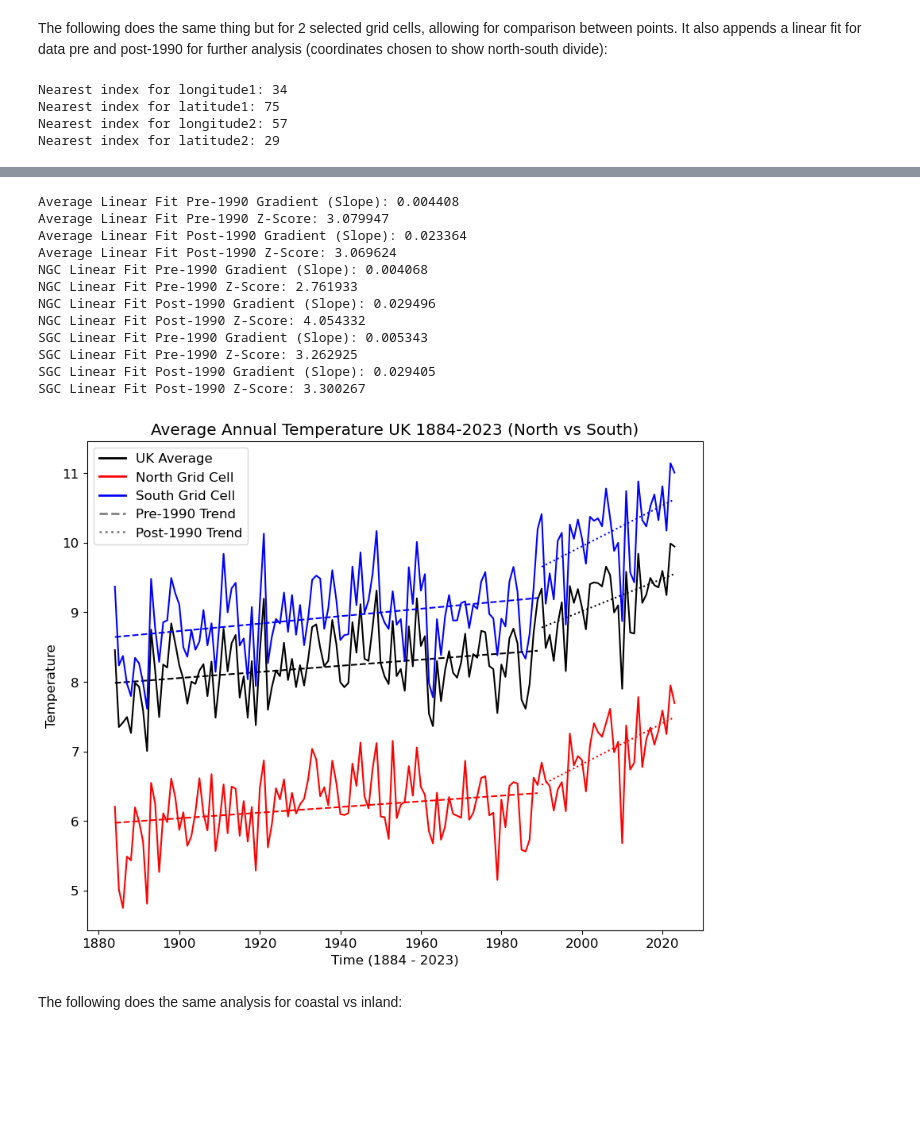
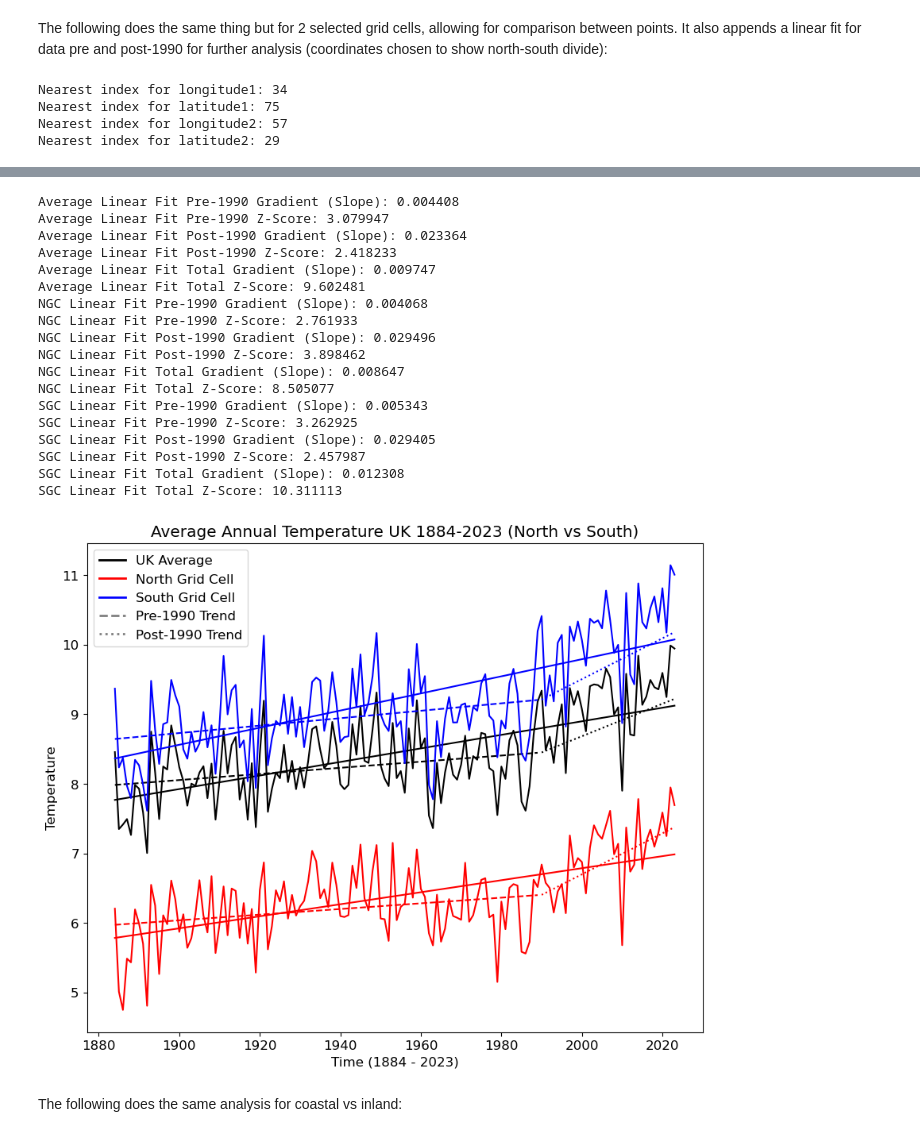
Before and after one commit to mazx7/MSc, a Jupyter notebook: Further Visualisation of HadUK Data.ipynb, the cells around one changed output, grey strips where cells are left out. Cells and saved outputs as stored; diff of their text form; code cells hidden in the pictures; blank space fills up the shorter version.

```diff
--- a/Further Visualisation of HadUK Data.ipynb
+++ b/Further Visualisation of HadUK Data.ipynb
@@ -230,36 +230,36 @@ time = np.arange(1884,2024)
 pre_1990_indices = time < 1990 #defining the numbers in time array that are below and abover 1990
 post_1990_indices = time >= 1990
 
-def plot_with_regression(time, data, color, label): #using a function for easy replication
+def plot_with_regression(time, data, color, label):
+    plt.plot(time, data, color=color, label=label)
 
-    plt.plot(time, data, color=color, label=label) #plot original data
+    time_pre1990 = time[pre_1990_indices] #creates array of time values using the indices generated by time < 1990
+    data_pre1990 = data[pre_1990_indices] #same for post-1990
+    N_pre1990 = len(time_pre1990) #number of datapoints
+    coeffs_pre1990 = np.polyfit(time_pre1990, data_pre1990, 1) #fits a polynomial of degree 1 and returns the y intercept and slope
+    slope_pre1990, intercept_pre1990 = coeffs_pre1990
+    y_fit_pre1990 = np.polyval(coeffs_pre1990, time_pre1990) #evaluates the linear fit at specific values
+    plt.plot(time_pre1990, y_fit_pre1990, color=color, linestyle='--') #plots data with linear fit
 
-    #pre-1990 linear fit
-    time_pre1990 = time[pre_1990_indices] #generalised but just selects the dates again
-    data_pre1990 = data[pre_1990_indices] #selects values from data array corresponding to time indices
-    N_pre1990 = len(time_pre1990) #number of elements in time array
-    coeffs_pre1990 = np.polyfit(time_pre1990, data_pre1990, 1) #performs polynomial fit of degree 1 and stores coefficients (gradient and y-int)
-    slope_pre1990 = coeffs_pre1990[0]
-    intercept_pre1990 = coeffs_pre1990[1]
-    y_fit_pre1990 = np.polyval(coeffs_pre1990, time_pre1990) #creates linear fit from stored coefficients
-    plt.plot(time_pre1990, y_fit_pre1990, color=color, linestyle='--') #plots the linear fit over the data
-    residuals_pre1990 = data_pre1990 - y_fit_pre1990 #calculating residuals (y-y_i)
-    s_err_pre1990 = np.sqrt(np.sum(residuals_pre1990**2) / (N_pre1990 - 2)) #calculating the standard error by computng sqrt of sum of square residuals over N - 2 (2 dof because 2 coefficients)
-    x_mean_pre1990 = np.mean(time_pre1990) #calculating mean time
-    se_slope_pre1990 = s_err_pre1990 / np.sqrt(np.sum((time_pre1990 - x_mean_pre1990)**2)) #calculating standard error of the slope
-    z_score_pre1990 = slope_pre1990 / se_slope_pre1990 #returning z-score
+    residuals_pre1990 = data_pre1990 - y_fit_pre1990 #residuals
+    s_err_pre1990 = np.sqrt(np.sum(residuals_pre1990**2) / (N_pre1990 - 2)) #standard error
+    x_mean_pre1990 = np.mean(time_pre1990) #mean of data
+    se_slope_pre1990 = s_err_pre1990 / np.sqrt(np.sum((time_pre1990 - x_mean_pre1990)**2)) #standard error of slope
+    z_score_pre1990 = slope_pre1990 / se_slope_pre1990 #z-score
     print(f"{label} Pre-1990 Gradient (Slope): {slope_pre1990:.6f}")
     print(f"{label} Pre-1990 Z-Score: {z_score_pre1990:.6f}")
-    #post-1990 fit
+
+    #same for post 1990
     time_post1990 = time[post_1990_indices]
     data_post1990 = data[post_1990_indices]
     N_post1990 = len(time_post1990)
-    coeffs_post1990 = np.polyfit(time_post1990, data_post1990, 1)
-    slope_post1990 = coeffs_post1990[0]
-    intercept_post1990 = coeffs_post1990[1]
-    y_fit_post1990 = np.polyval(coeffs_post1990, time_post1990)
+    slope_post1990, intercept_post1990 = np.polyfit(time_post1990, data_post1990, 1)
+
+    intercept_post1990 = coeffs_pre1990[0] * time_post1990[0] + coeffs_pre1990[1] - slope_post1990 * time_post1990[0] #ensuring the post 1990 fit connects to pre 1990
+    y_fit_post1990 = slope_post1990 * time_post1990 + intercept_post1990
     plt.plot(time_post1990, y_fit_post1990, color=color, linestyle=':')
-    residuals_post1990 = data_post1990 - y_fit_post1990
+
+    residuals_post1990 = data_post1990 - y_fit_post1990 #z score calculations for post 1990
     s_err_post1990 = np.sqrt(np.sum(residuals_post1990**2) / (N_post1990 - 2))
     x_mean_post1990 = np.mean(time_post1990)
     se_slope_post1990 = s_err_post1990 / np.sqrt(np.sum((time_post1990 - x_mean_post1990)**2))
@@ -267,8 +267,18 @@ def plot_with_regression(time, data, color, label): #using a function for easy r
     print(f"{label} Post-1990 Gradient (Slope): {slope_post1990:.6f}")
     print(f"{label} Post-1990 Z-Score: {z_score_post1990:.6f}")
 
-
-
+    coeffs_total = np.polyfit(time, data, 1) #fitting entire dataset
+    slope_total, intercept_total = coeffs_total
+    y_fit_total = np.polyval(coeffs_total, time)
+    plt.plot(time, y_fit_total, color=color, linestyle='-', linewidth=1.5)
+    residuals_total = data - y_fit_total
+    N_total = len(time)
+    s_err_total = np.sqrt(np.sum(residuals_total**2) / (N_total - 2))
+    x_mean_total = np.mean(time)
+    se_slope_total = s_err_total / np.sqrt(np.sum((time - x_mean_total)**2))
+    z_score_total = slope_total / se_slope_total
+    print(f"{label} Total Gradient (Slope): {slope_total:.6f}")
+    print(f"{label} Total Z-Score: {z_score_total:.6f}")
 
 plt.figure(figsize=(10, 8)) #generates figure
 
@@ -280,37 +290,43 @@ plt.ylabel('Temperature')
 plt.title('Average Annual Temperature UK 1884-2023 (North vs South)')
 plt.rcParams.update({'font.size': 12})
 
 
 #better way of adding a legend
 legend_elements = [
     Line2D([0], [0], color='black', lw=2, label='UK Average'),
     Line2D([0], [0], color='red', lw=2, label='North Grid Cell'),
     Line2D([0], [0], color='blue', lw=2, label='South Grid Cell'),
 
     Line2D([0], [0], color='gray', linestyle='--', lw=2, label='Pre-1990 Trend'),
     Line2D([0], [0], color='gray', linestyle=':', lw=2, label='Post-1990 Trend')
 ]
 plt.legend(handles=legend_elements)
 plt.show()
 # %% [output]
 Nearest index for longitude1: 34
 Nearest index for latitude1: 75
 Nearest index for longitude2: 57
 Nearest index for latitude2: 29
 [figure]
 Average Linear Fit Pre-1990 Gradient (Slope): 0.004408
 Average Linear Fit Pre-1990 Z-Score: 3.079947
 Average Linear Fit Post-1990 Gradient (Slope): 0.023364
-Average Linear Fit Post-1990 Z-Score: 3.069624
+Average Linear Fit Post-1990 Z-Score: 2.418233
+Average Linear Fit Total Gradient (Slope): 0.009747
+Average Linear Fit Total Z-Score: 9.602481
 NGC Linear Fit Pre-1990 Gradient (Slope): 0.004068
 NGC Linear Fit Pre-1990 Z-Score: 2.761933
 NGC Linear Fit Post-1990 Gradient (Slope): 0.029496
-NGC Linear Fit Post-1990 Z-Score: 4.054332
+NGC Linear Fit Post-1990 Z-Score: 3.898462
+NGC Linear Fit Total Gradient (Slope): 0.008647
+NGC Linear Fit Total Z-Score: 8.505077
 SGC Linear Fit Pre-1990 Gradient (Slope): 0.005343
 SGC Linear Fit Pre-1990 Z-Score: 3.262925
 SGC Linear Fit Post-1990 Gradient (Slope): 0.029405
-SGC Linear Fit Post-1990 Z-Score: 3.300267
+SGC Linear Fit Post-1990 Z-Score: 2.457987
+SGC Linear Fit Total Gradient (Slope): 0.012308
+SGC Linear Fit Total Z-Score: 10.311113
-[figure, old version]
+[figure, new version]
 # %% [markdown]
 The following does the same analysis for coastal vs inland:
 # %%
```
Also changed, not shown: parts of 9 cells of this notebook.
